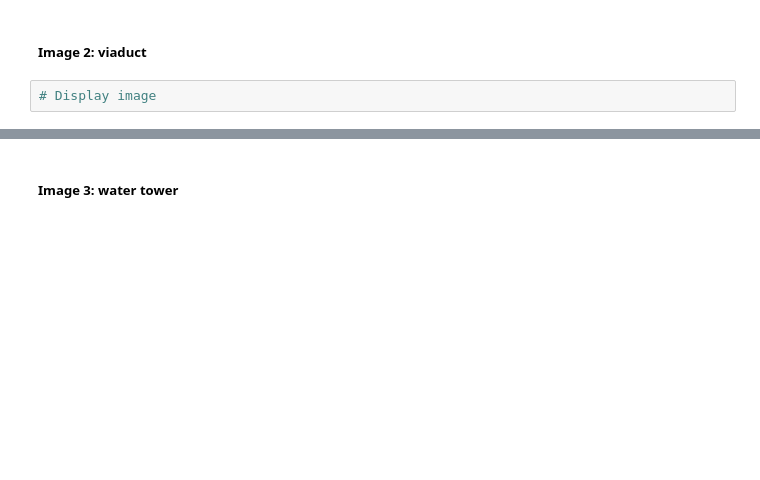
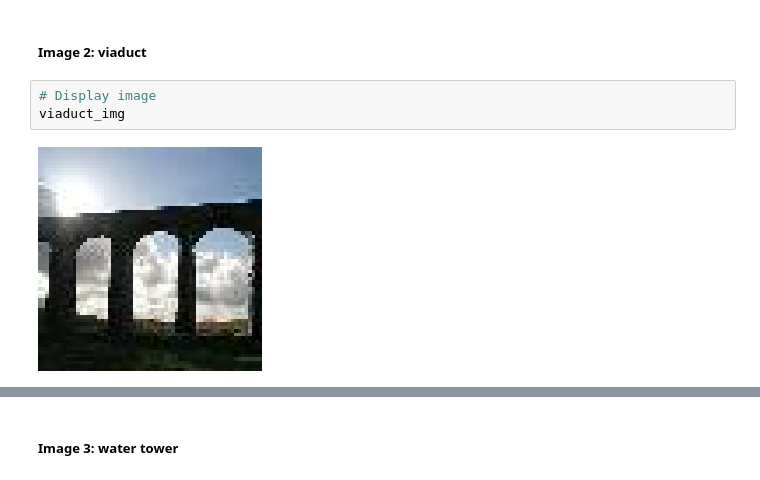
Before and after one commit to Trunkg0d/Complete-Data-Science-Tutorial, a Jupyter notebook: Tensorflow_Coursera/Coding_Tutorial_Week_4.ipynb, the cells around one changed output, grey strips where cells are left out. Saved outputs shown, nothing was run; the diff lists cells and outputs as text; blank space fills up the shorter version.

```diff
--- a/Tensorflow_Coursera/Coding_Tutorial_Week_4.ipynb
+++ b/Tensorflow_Coursera/Coding_Tutorial_Week_4.ipynb
@@ -460,5 +471,8 @@ def get_top_5_predictions(img):
 ##### Image 2: viaduct
 # %%
 # Display image
+viaduct_img
+# %% [output]
+[figure, added]
 # %%
 # Display top 5 predictions
```
Also changed, not shown: parts of 33 cells of this notebook, 44 other files.
